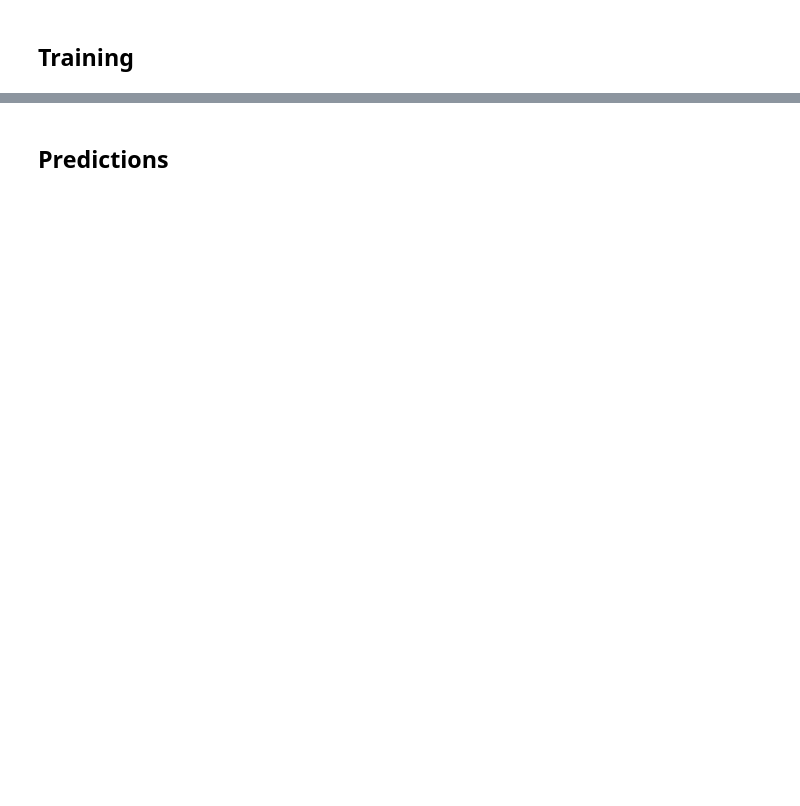
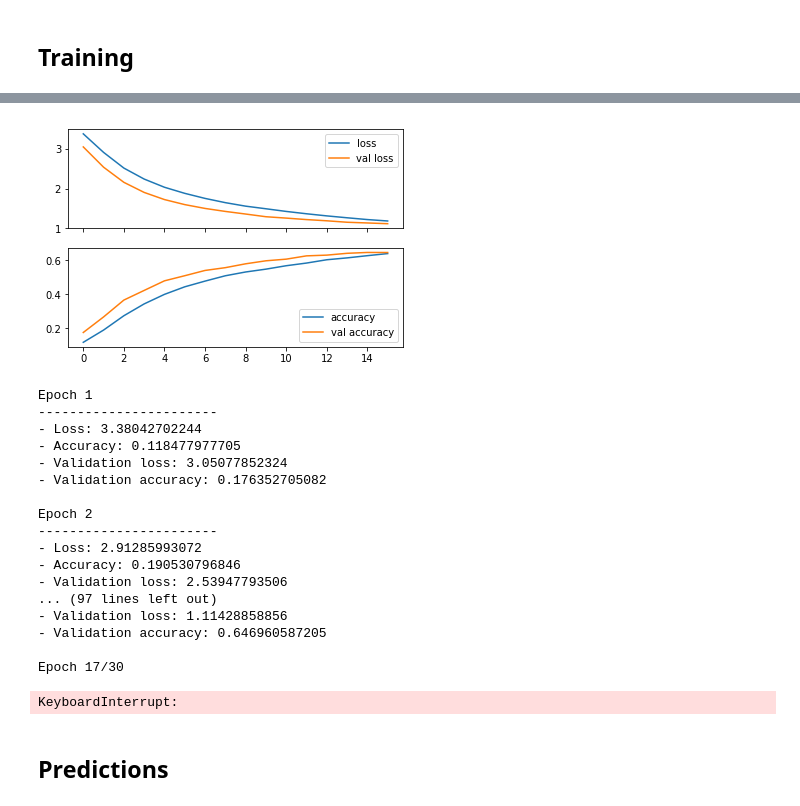
Before and after one commit to iPhaeton/car_identification, a Jupyter notebook: conv-lstm-encoder-decoder.ipynb, the cells around one changed output, grey strips where cells are left out. Drawn from its saved outputs; the diff is of its cells as text; code cells hidden in the pictures; blank space fills up the shorter version.

```diff
--- a/conv-lstm-encoder-decoder.ipynb
+++ b/conv-lstm-encoder-decoder.ipynb
@@ -26,7 +47,27 @@ checkpoint = keras.callbacks.ModelCheckpoint(
 )
 callbacks = [plot_losses, checkpoint]
 # %%
-model.train(2, callbacks)
+model.train(30, callbacks)
+# %% [output]
+[figure, added]
+Epoch 1
+-----------------------
+- Loss: 3.38042702244
+- Accuracy: 0.118477977705
+- Validation loss: 3.05077852324
+- Validation accuracy: 0.176352705082
+
+Epoch 2
+-----------------------
+- Loss: 2.91285993072
+- Accuracy: 0.190530796846
+- Validation loss: 2.53947793506
+... (97 lines left out)
+- Validation loss: 1.11428858856
+- Validation accuracy: 0.646960587205
+
+Epoch 17/30
+KeyboardInterrupt:
 # %% [markdown]
 ## Predictions
 # %%
```
Also changed, not shown: parts of 4 cells of this notebook, 6 other files.
